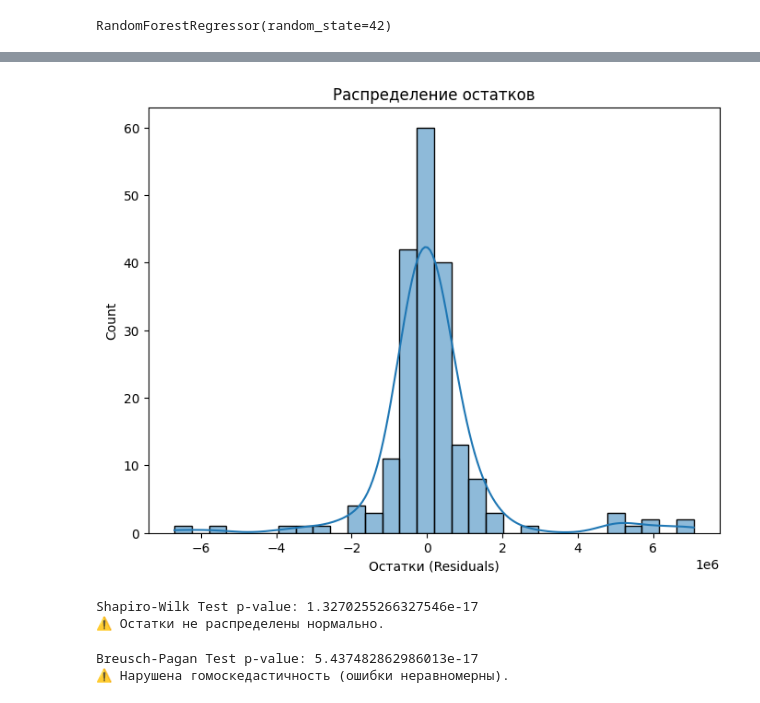
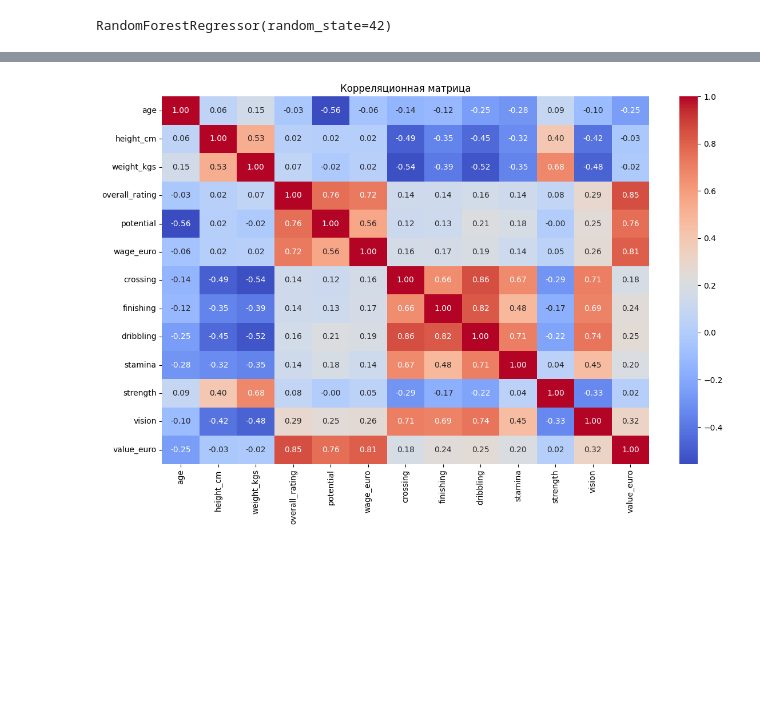
Before and after one commit to Mirsaid2005/MLAnalyze, a Jupyter notebook: project.ipynb, the cells around one changed output, grey strips where cells are left out. Saved outputs shown, nothing was run; the diff lists cells and outputs as text; code cells hidden in the pictures; blank space fills up the shorter version.

```diff
--- a/project.ipynb
+++ b/project.ipynb
@@ -19,4 +19,7 @@ features = [
 target = "value_euro"
 # %%
 data_clean = data[features + [target]].dropna()
+data_clean = data_clean[data_clean[target] > 0]
+# %%
+data_clean['log_value'] = np.log1p(data_clean[target])
 # %%
@@ -52,30 +63,10 @@ plt.show()
 # %%
-residuals = y_test - y_pred
-plt.figure(figsize=(8, 6))
-sns.histplot(residuals, kde=True, bins=30)
-plt.title("Распределение остатков")
-plt.xlabel("Остатки (Residuals)")
+plt.figure(figsize=(12, 8))
+corr_matrix = data_clean[features + [target]].corr()
+sns.heatmap(corr_matrix, annot=True, fmt=".2f", cmap="coolwarm")
+plt.title("Корреляционная матрица")
+
+plt.tight_layout()
 plt.show()
 # %% [output]
-[figure, old version]
+[figure, new version]
-# %%
-shapiro_test = stats.shapiro(residuals)
-print("Shapiro-Wilk Test p-value:", shapiro_test.pvalue)
-if shapiro_test.pvalue > 0.05:
-    print("✅ Остатки распределены нормально.")
-else:
-    print("⚠️ Остатки не распределены нормально.")
-# %% [output]
-Shapiro-Wilk Test p-value: 1.3270255266327546e-17
-⚠️ Остатки не распределены нормально.
-# %%
-X_const = sm.add_constant(X_test)
-bp_test = het_breuschpagan(residuals, X_const)
-print("Breusch-Pagan Test p-value:", bp_test[1])
-if bp_test[1] > 0.05:
-    print("✅ Гомоскедастичность подтверждена (ошибки равномерны).")
-else:
-    print("⚠️ Нарушена гомоскедастичность (ошибки неравномерны).")
-# %% [output]
-Breusch-Pagan Test p-value: 5.437482862986013e-17
-⚠️ Нарушена гомоскедастичность (ошибки неравномерны).
```
Also changed, not shown: parts of 8 cells of this notebook.
